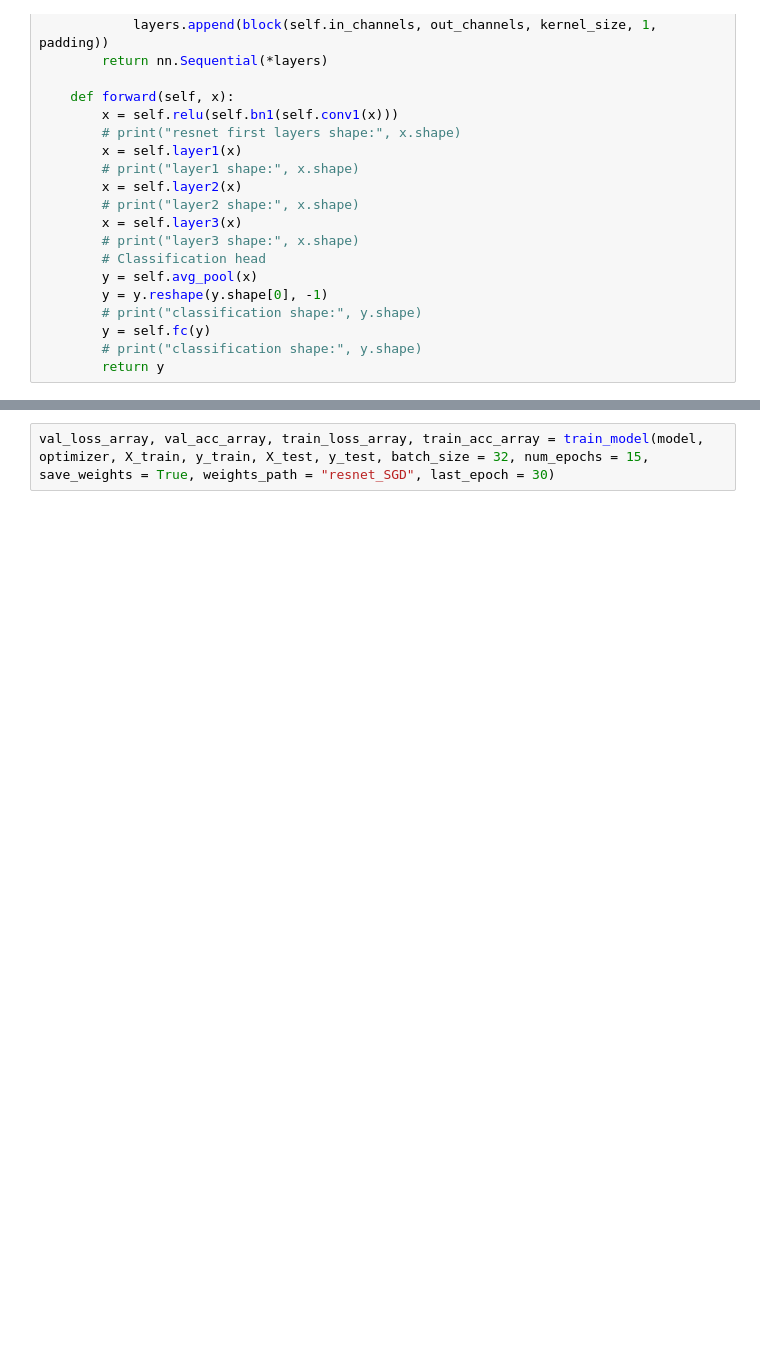
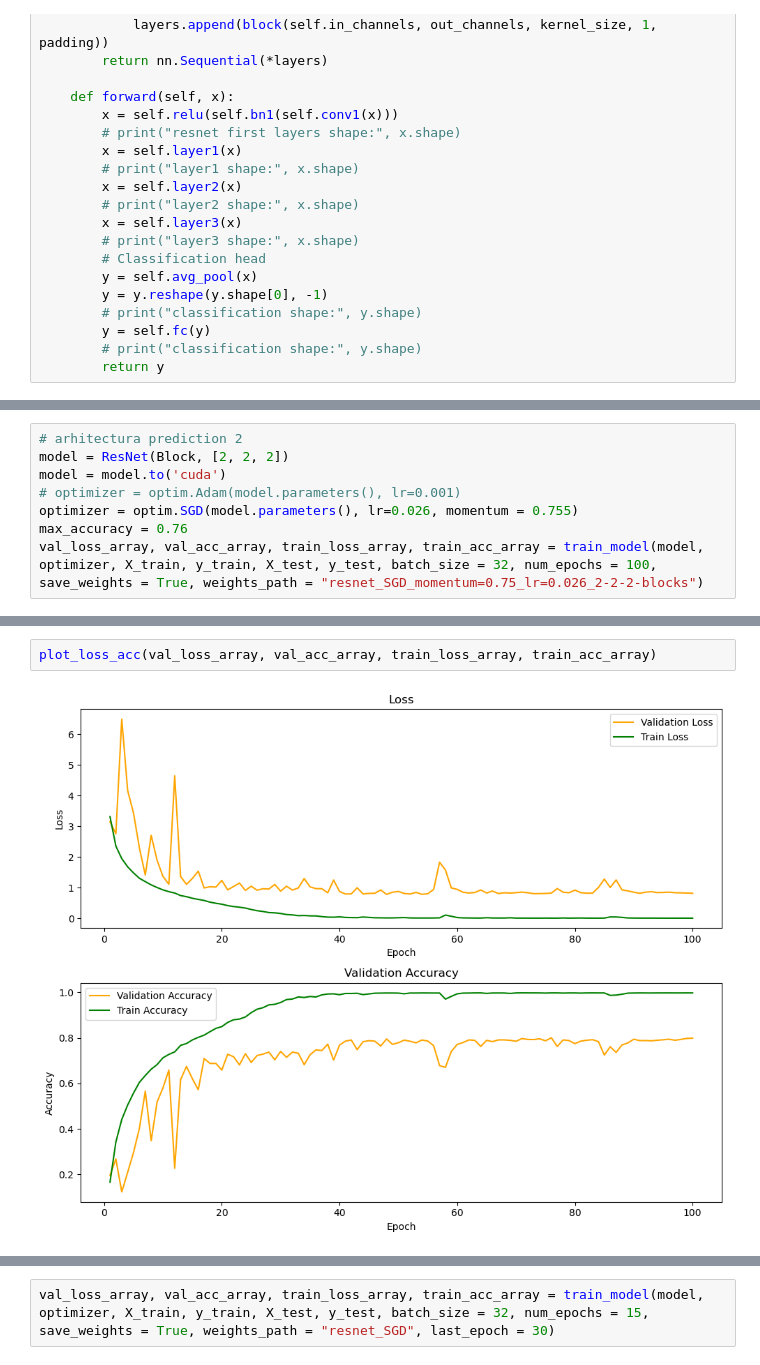
Before and after one commit to alexandra-dragomir/DL-Image-Classification, a Jupyter notebook: dl_project2.ipynb, the cells around one changed output, grey strips where cells are left out. Cells and saved outputs as stored; diff of their text form; blank space fills up the shorter version.

```diff
--- a/dl_project2.ipynb
+++ b/dl_project2.ipynb
@@ -384,0 +483,8 @@ torch.Size([1, 100])
+# %%
+# arhitectura prediction 2
+model = ResNet(Block, [2, 2, 2])
+model = model.to('cuda')
+# optimizer = optim.Adam(model.parameters(), lr=0.001)
+optimizer = optim.SGD(model.parameters(), lr=0.026, momentum = 0.755)
+max_accuracy = 0.76
+val_loss_array, val_acc_array, train_loss_array, train_acc_array = train_model(model, optimizer, X_train, y_train, X_test, y_test, batch_size = 32, num_epochs = 100, save_weights = True, weights_path = "resnet_SGD_momentum=0.75_lr=0.026_2-2-2-blocks")
@@ -384,0 +509,4 @@ torch.Size([1, 100])
+# %%
+plot_loss_acc(val_loss_array, val_acc_array, train_loss_array, train_acc_array)
+# %% [output]
+[figure, added]
```
Also changed, not shown: parts of 73 cells of this notebook, 1 other file.
